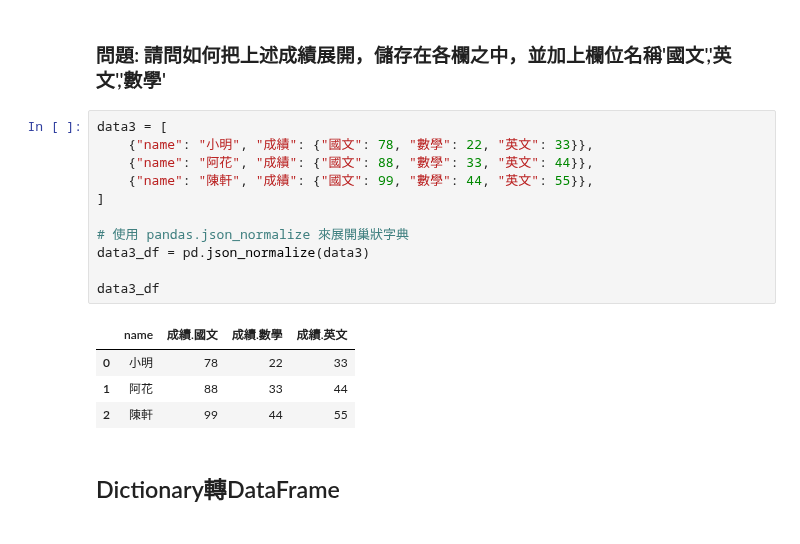
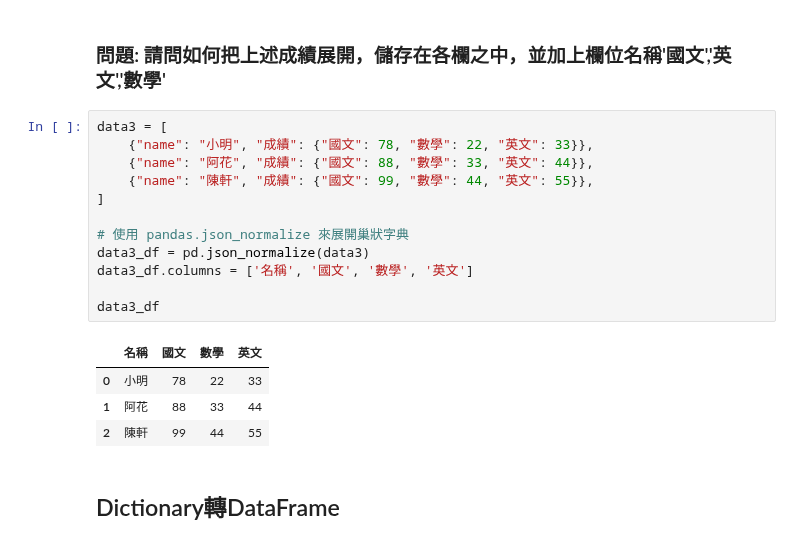
Before and after one commit to pan93412/nkust-homework, a Jupyter notebook: semester-6/marketing/00-pandas-basic/data_conversion_basicv2.ipynb, the cells around one changed output. Cells and saved outputs as stored; diff of their text form.

```diff
--- a/semester-6/marketing/00-pandas-basic/data_conversion_basicv2.ipynb
+++ b/semester-6/marketing/00-pandas-basic/data_conversion_basicv2.ipynb
@@ -63,16 +63,17 @@ data2_df
 # %%
 data3 = [
     {"name": "小明", "成績": {"國文": 78, "數學": 22, "英文": 33}},
     {"name": "阿花", "成績": {"國文": 88, "數學": 33, "英文": 44}},
     {"name": "陳軒", "成績": {"國文": 99, "數學": 44, "英文": 55}},
 ]
 
 # 使用 pandas.json_normalize 來展開巢狀字典
 data3_df = pd.json_normalize(data3)
+data3_df.columns = ['名稱', '國文', '數學', '英文']
 
 data3_df
 # %% [output]
-|  | name | 成績.國文 | 成績.數學 | 成績.英文 |
+|  | 名稱 | 國文 | 數學 | 英文 |
 | 0 | 小明 | 78 | 22 | 33 |
 | 1 | 阿花 | 88 | 33 | 44 |
 | 2 | 陳軒 | 99 | 44 | 55 |
```
Also changed, not shown: parts of 1 cell of this notebook, 1 other file.
